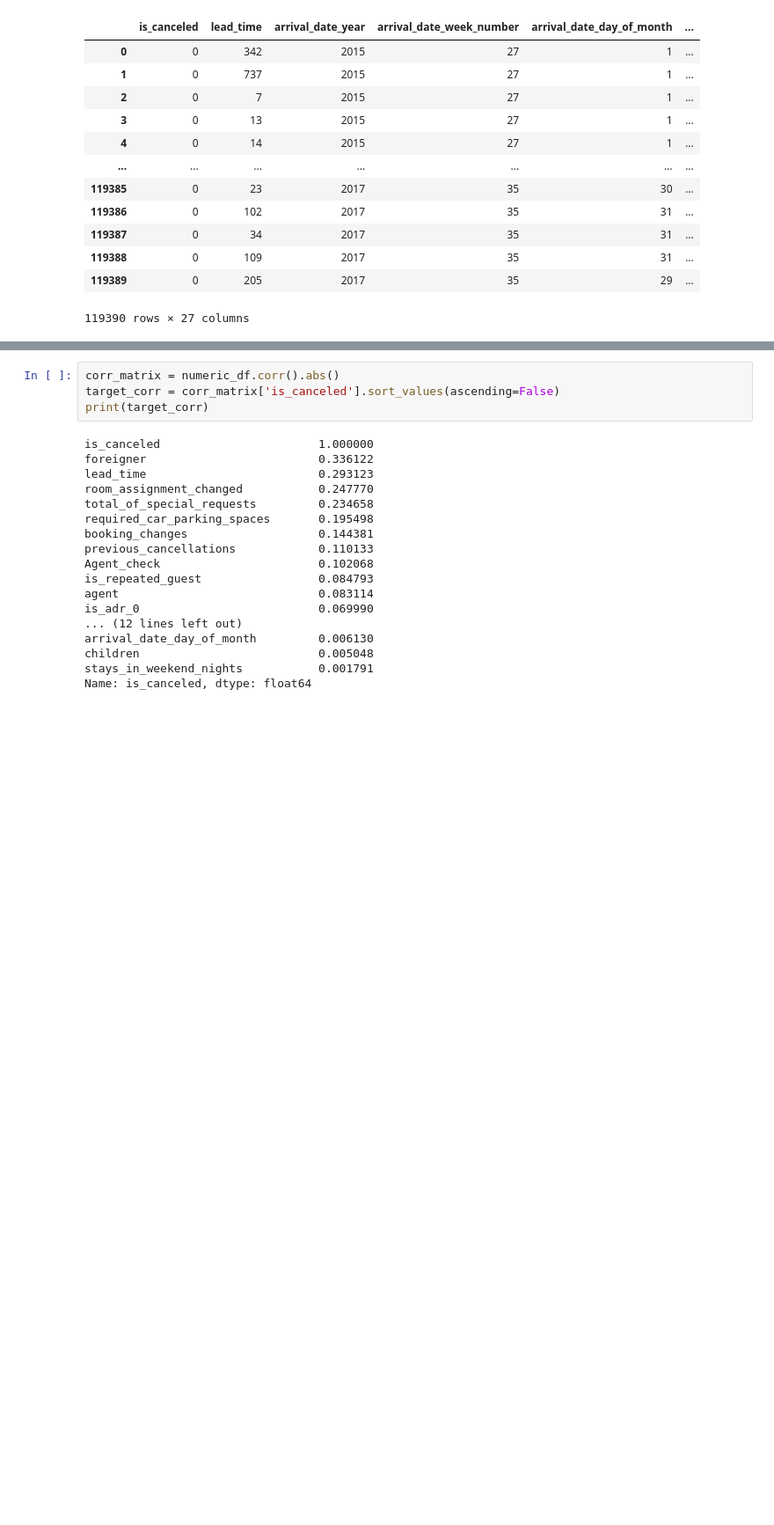
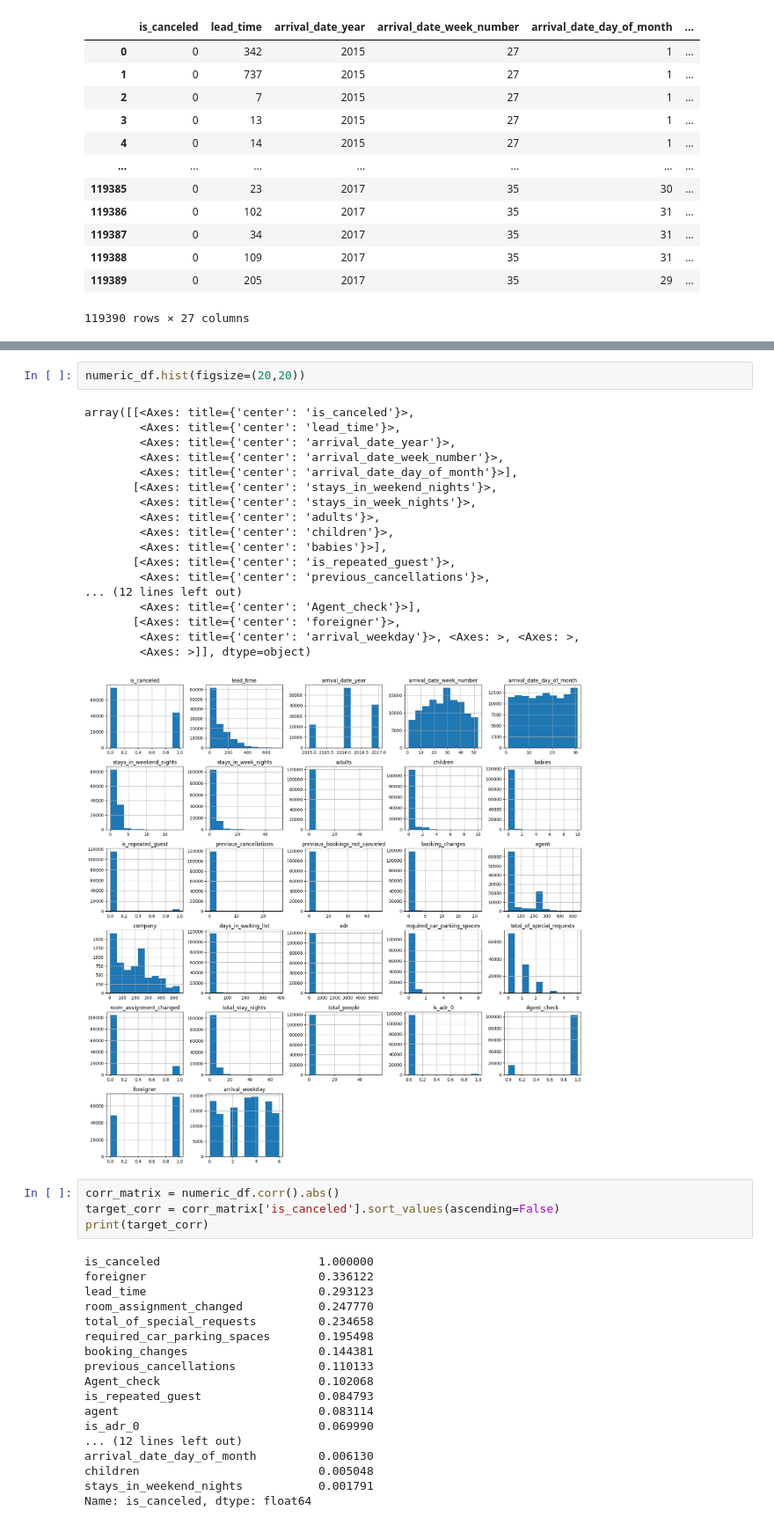
Before and after one commit to SKNETWORKS-FAMILY-AICAMP/SKN31-2nd-3Team, a Jupyter notebook: model&preprocessing/Preprocessing_hotel_dataset.ipynb, the cells around one changed output, grey strips where cells are left out. Shown at 88% size. Drawn from its saved outputs; the diff is of its cells as text; blank space fills up the shorter version.

```diff
--- a/model&preprocessing/Preprocessing_hotel_dataset.ipynb
+++ b/model&preprocessing/Preprocessing_hotel_dataset.ipynb
@@ -174,3 +230,24 @@ numeric_df
+# %%
+numeric_df.hist(figsize=(20,20))
+# %% [output]
+array([[<Axes: title={'center': 'is_canceled'}>,
+        <Axes: title={'center': 'lead_time'}>,
+        <Axes: title={'center': 'arrival_date_year'}>,
+        <Axes: title={'center': 'arrival_date_week_number'}>,
+        <Axes: title={'center': 'arrival_date_day_of_month'}>],
+       [<Axes: title={'center': 'stays_in_weekend_nights'}>,
+        <Axes: title={'center': 'stays_in_week_nights'}>,
+        <Axes: title={'center': 'adults'}>,
+        <Axes: title={'center': 'children'}>,
+        <Axes: title={'center': 'babies'}>],
+       [<Axes: title={'center': 'is_repeated_guest'}>,
+        <Axes: title={'center': 'previous_cancellations'}>,
+... (12 lines left out)
+        <Axes: title={'center': 'Agent_check'}>],
+       [<Axes: title={'center': 'foreigner'}>,
+        <Axes: title={'center': 'arrival_weekday'}>, <Axes: >, <Axes: >,
+        <Axes: >]], dtype=object)
+[figure, added]
 # %%
 corr_matrix = numeric_df.corr().abs()
 target_corr = corr_matrix['is_canceled'].sort_values(ascending=False)
```
Also changed, not shown: parts of 31 cells of this notebook, 3 other files.
